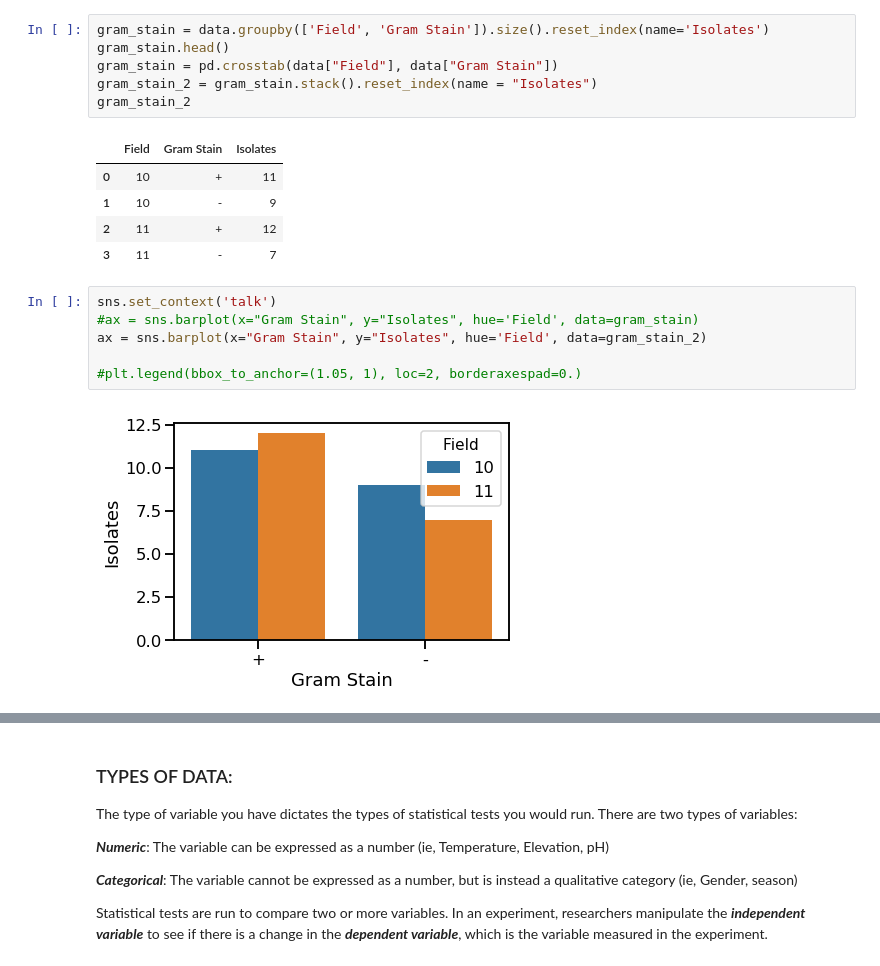
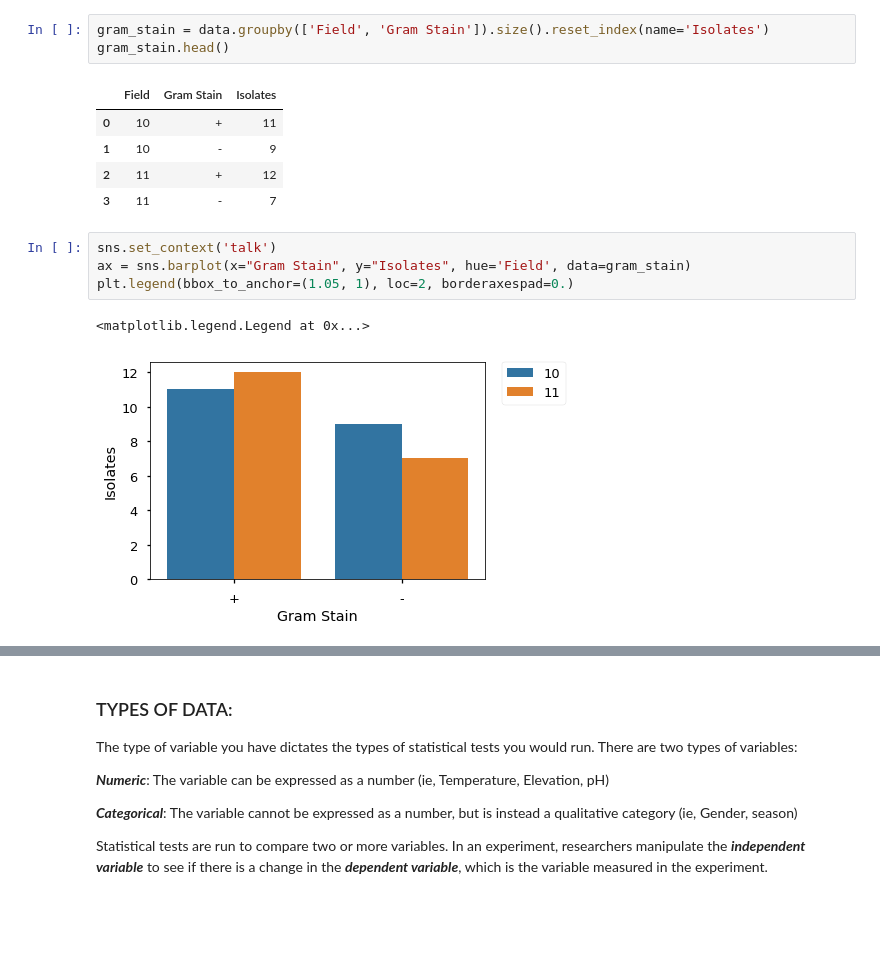
Before and after one commit to keithgmitchell/Isolate-Analysis, a Jupyter notebook: 109AL-F18 Analysis Notebook.ipynb, the cells around one changed output, grey strips where cells are left out. Saved outputs shown, nothing was run; the diff lists cells and outputs as text; blank space fills up the shorter version.

```diff
--- a/109AL-F18 Analysis Notebook.ipynb
+++ b/109AL-F18 Analysis Notebook.ipynb
@@ -143,9 +132,6 @@ ax
 # %%
 gram_stain = data.groupby(['Field', 'Gram Stain']).size().reset_index(name='Isolates')
 gram_stain.head()
-gram_stain = pd.crosstab(data["Field"], data["Gram Stain"])
-gram_stain_2 = gram_stain.stack().reset_index(name = "Isolates")
-gram_stain_2
 # %% [output]
 |  | Field | Gram Stain | Isolates |
 | 0 | 10 | + | 11 |
@@ -154,9 +140,8 @@ gram_stain_2
 | 3 | 11 | - | 7 |
 # %%
 sns.set_context('talk')
-#ax = sns.barplot(x="Gram Stain", y="Isolates", hue='Field', data=gram_stain)
-ax = sns.barplot(x="Gram Stain", y="Isolates", hue='Field', data=gram_stain_2)
-
-#plt.legend(bbox_to_anchor=(1.05, 1), loc=2, borderaxespad=0.)
+ax = sns.barplot(x="Gram Stain", y="Isolates", hue='Field', data=gram_stain)
+plt.legend(bbox_to_anchor=(1.05, 1), loc=2, borderaxespad=0.)
 # %% [output]
+<matplotlib.legend.Legend at 0x...>
-[figure, old version]
+[figure, new version]
```
Also changed, not shown: parts of 18 cells of this notebook, 1 other file.
